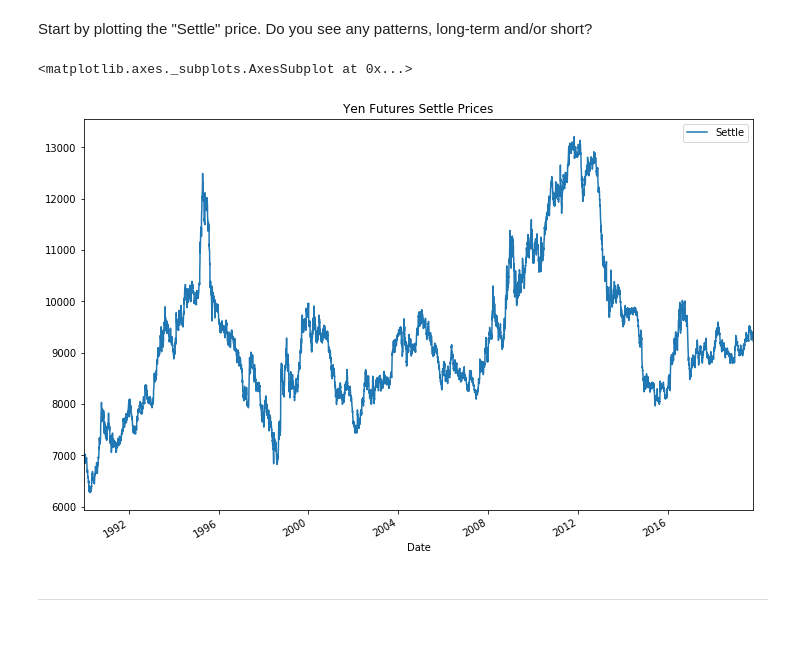
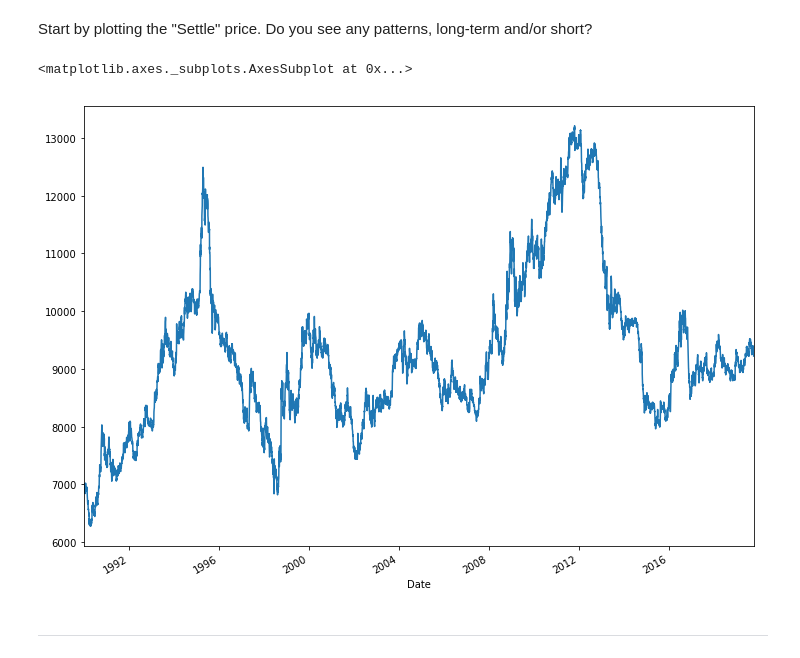
Before and after one commit to matthouk/UWFT-timeseries, a Jupyter notebook: time_series_analysis.ipynb, the cells around one changed output. Cells and saved outputs as stored; diff of their text form; code cells hidden in the pictures.

```diff
--- a/time_series_analysis.ipynb
+++ b/time_series_analysis.ipynb
@@ -39,10 +45,10 @@ yen_futures.head()
  Start by plotting the "Settle" price. Do you see any patterns, long-term and/or short?
 # %%
 # Plot just the "Settle" column from the dataframe:
-# YOUR CODE HERE!
+yen_futures.Settle.plot(figsize=(12,9))
 # %% [output]
 <matplotlib.axes._subplots.AxesSubplot at 0x...>
-[figure, old version]
+[figure, new version]
 # %% [markdown]
 ---
 # %% [markdown]
```
Also changed, not shown: parts of 4 cells of this notebook.
